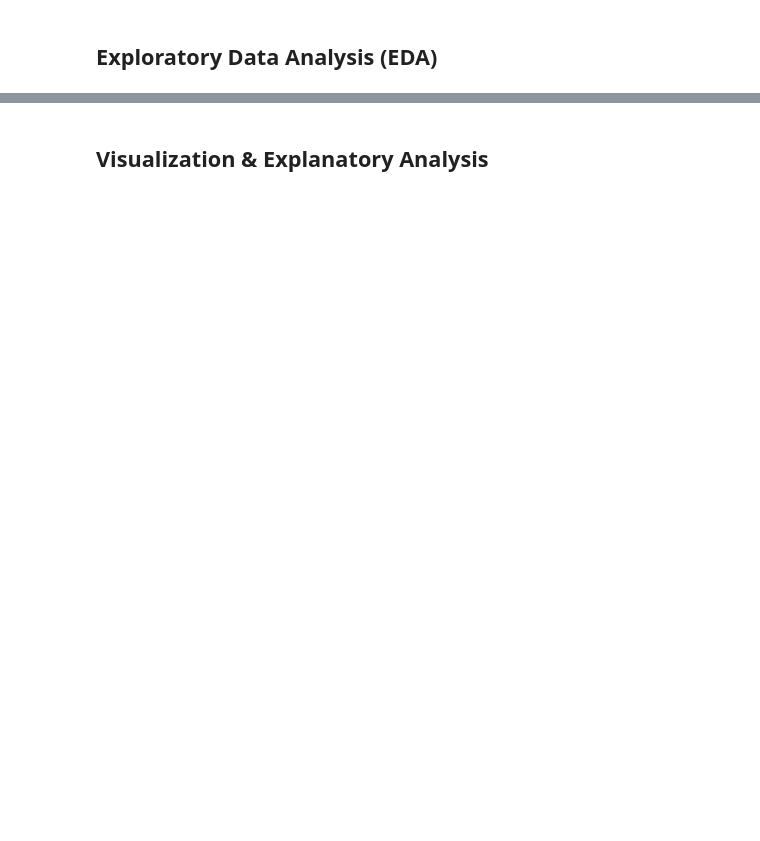
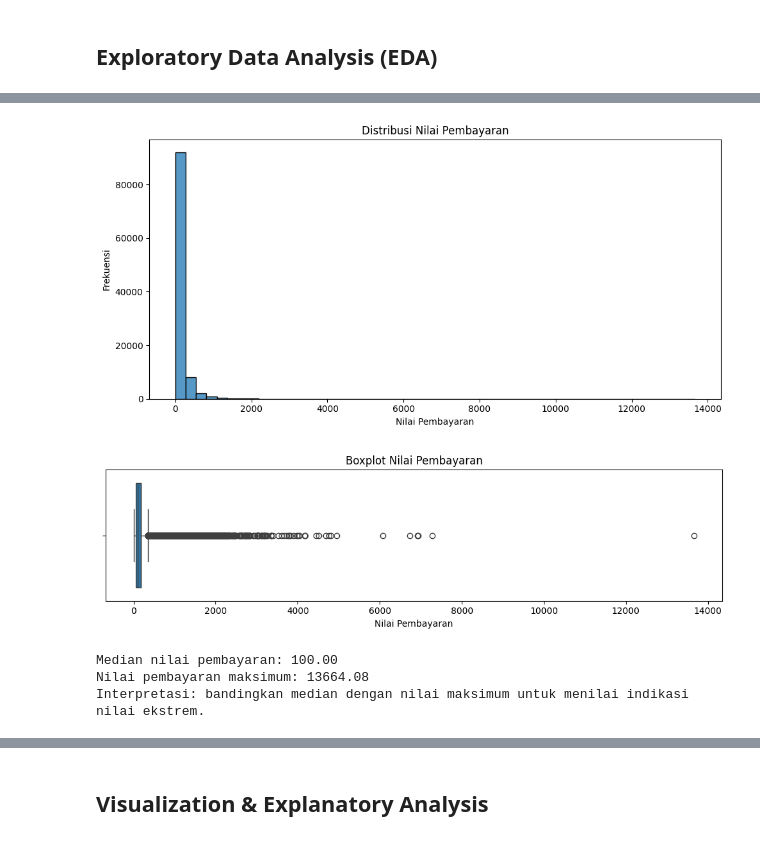
Before and after one commit to FyneticXD/E-commerce-public-dataset-FaturDS-11, a Jupyter notebook: notebook.ipynb, the cells around one changed output, grey strips where cells are left out. Cells and saved outputs as stored; diff of their text form; code cells hidden in the pictures; blank space fills up the shorter version.

```diff
--- a/notebook.ipynb
+++ b/notebook.ipynb
@@ -302,0 +350,28 @@ dtype: int64
+# %%
+# Histogram nilai pembayaran
+plt.figure(figsize=(10, 5))
+sns.histplot(data=order_payments_df, x='payment_value', bins=50)
+plt.title('Distribusi Nilai Pembayaran')
+plt.xlabel('Nilai Pembayaran')
+plt.ylabel('Frekuensi')
+plt.tight_layout()
+plt.show()
+
+# Boxplot nilai pembayaran
+plt.figure(figsize=(10, 3))
+sns.boxplot(data=order_payments_df, x='payment_value')
+plt.title('Boxplot Nilai Pembayaran')
+plt.xlabel('Nilai Pembayaran')
+plt.tight_layout()
+plt.show()
+
+payment_value_stats = order_payments_df['payment_value'].describe()
+print(f"Median nilai pembayaran: {payment_value_stats['50%']:.2f}")
+print(f"Nilai pembayaran maksimum: {payment_value_stats['max']:.2f}")
+print("Interpretasi: bandingkan median dengan nilai maksimum untuk menilai indikasi nilai ekstrem.")
+# %% [output]
+[figure, added]
+[figure, added]
+Median nilai pembayaran: 100.00
+Nilai pembayaran maksimum: 13664.08
+Interpretasi: bandingkan median dengan nilai maksimum untuk menilai indikasi nilai ekstrem.
```
Also changed, not shown: parts of 30 cells of this notebook, 1 other file.
